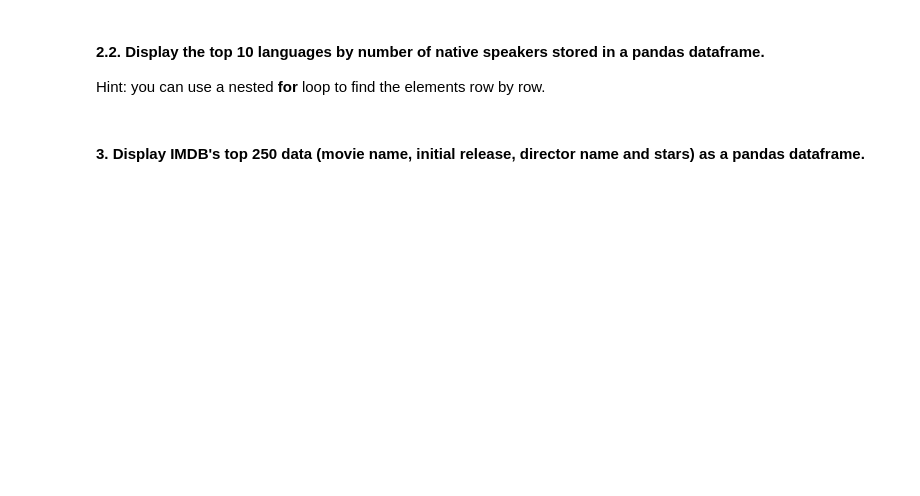
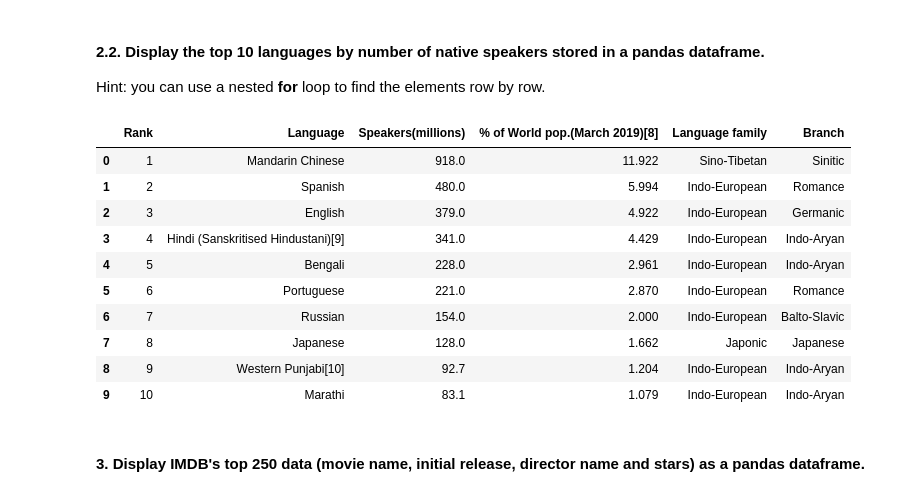
Before and after one commit to ta-data-lis/lab-web-scraping, a Jupyter notebook: your-code/main.ipynb, the cells around one changed output. Saved outputs shown, nothing was run; the diff lists cells and outputs as text; code cells hidden in the pictures; blank space fills up the shorter version.

```diff
--- a/your-code/main.ipynb
+++ b/your-code/main.ipynb
@@ -118,3 +264,24 @@ url = 'https://en.wikipedia.org/wiki/List_of_languages_by_number_of_native_speak
+# %%
+# your code here
+data = pd.read_html(url)
+
+language_data = data[0]
+
+top10 = language_data.head(10)
+
+top10
+# %% [output]
+|  | Rank | Language | Speakers(millions) | % of World pop.(March 2019)[8] | Language family | Branch |
+| 0 | 1 | Mandarin Chinese | 918.0 | 11.922 | Sino-Tibetan | Sinitic |
+| 1 | 2 | Spanish | 480.0 | 5.994 | Indo-European | Romance |
+| 2 | 3 | English | 379.0 | 4.922 | Indo-European | Germanic |
+| 3 | 4 | Hindi (Sanskritised Hindustani)[9] | 341.0 | 4.429 | Indo-European | Indo-Aryan |
+| 4 | 5 | Bengali | 228.0 | 2.961 | Indo-European | Indo-Aryan |
+| 5 | 6 | Portuguese | 221.0 | 2.870 | Indo-European | Romance |
+| 6 | 7 | Russian | 154.0 | 2.000 | Indo-European | Balto-Slavic |
+| 7 | 8 | Japanese | 128.0 | 1.662 | Japonic | Japanese |
+| 8 | 9 | Western Punjabi[10] | 92.7 | 1.204 | Indo-European | Indo-Aryan |
+| 9 | 10 | Marathi | 83.1 | 1.079 | Indo-European | Indo-Aryan |
 # %% [markdown]
 #### 3. Display IMDB's top 250 data (movie name, initial release, director name and stars) as a pandas dataframe.
 # %%
```
Also changed, not shown: parts of 16 cells of this notebook.
